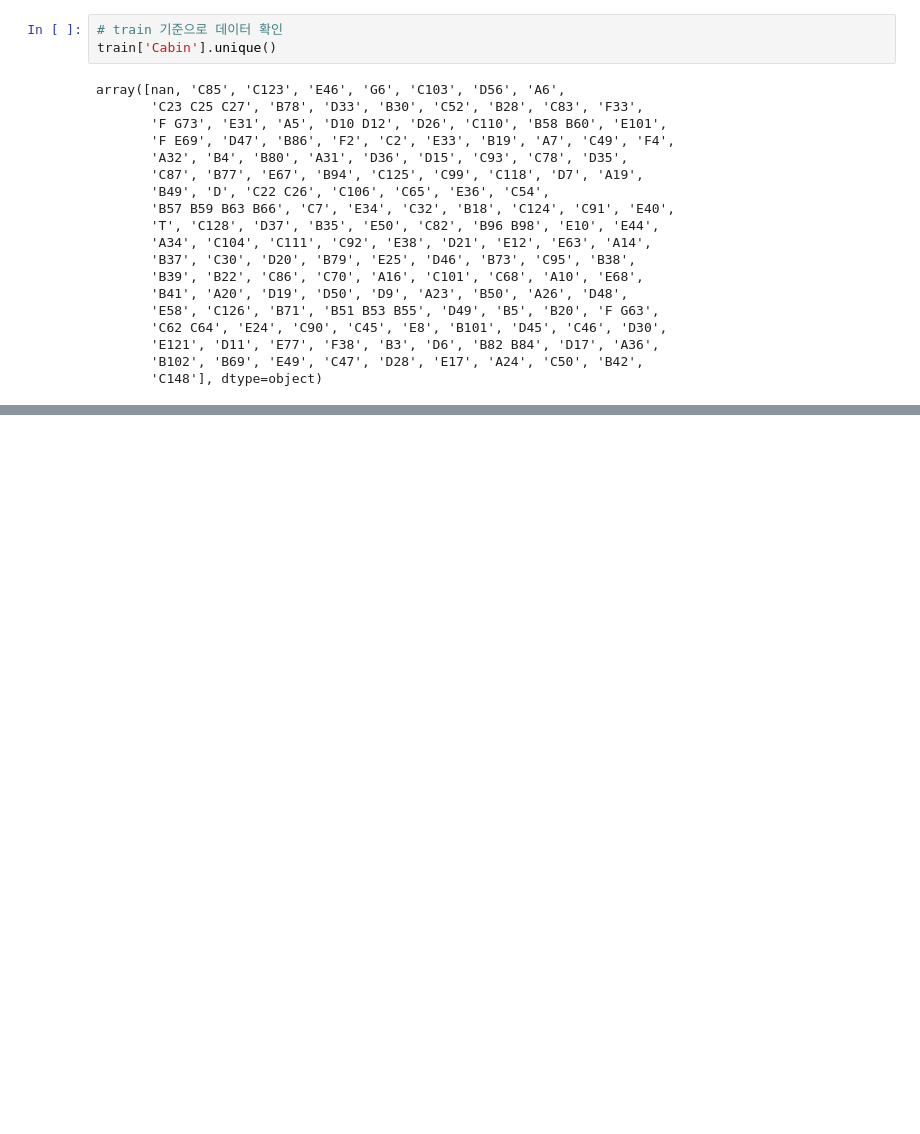
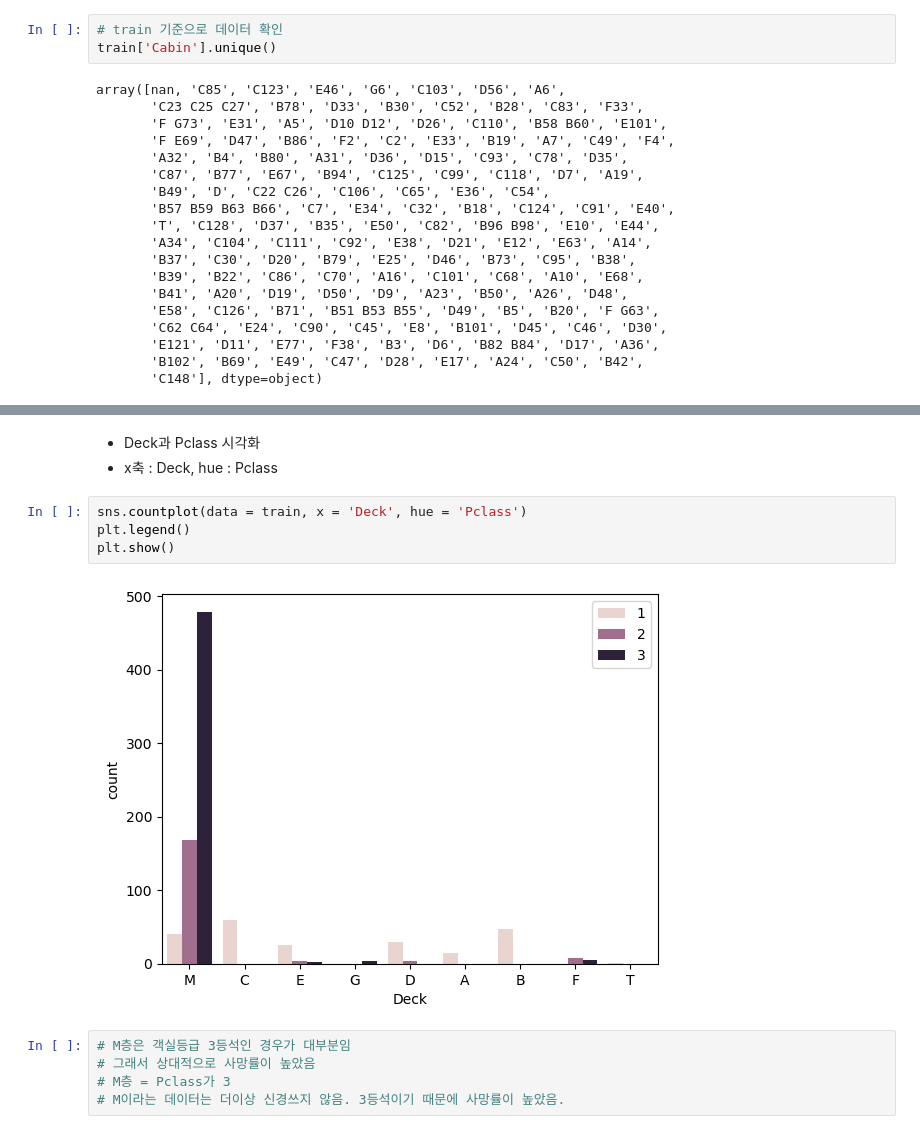
Before and after one commit to susu-xxx/MyStudy, a Jupyter notebook: ex04_kaggle 타이타닉데이터 분석하기.ipynb, the cells around one changed output, grey strips where cells are left out. Drawn from its saved outputs; the diff is of its cells as text; blank space fills up the shorter version.

```diff
--- a/ex04_kaggle 타이타닉데이터 분석하기.ipynb
+++ b/ex04_kaggle 타이타닉데이터 분석하기.ipynb
@@ -404,0 +497,14 @@ array([nan, 'C85', 'C123', 'E46', 'G6', 'C103', 'D56', 'A6',
+# %% [markdown]
+- Deck과 Pclass 시각화
+- x축 : Deck, hue : Pclass
+# %%
+sns.countplot(data = train, x = 'Deck', hue = 'Pclass')
+plt.legend()
+plt.show()
+# %% [output]
+[figure, added]
+# %%
+# M층은 객실등급 3등석인 경우가 대부분임
+# 그래서 상대적으로 사망률이 높았음
+# M층 = Pclass가 3
+# M이라는 데이터는 더이상 신경쓰지 않음. 3등석이기 때문에 사망률이 높았음.
```
Also changed, not shown: parts of 48 cells of this notebook.
